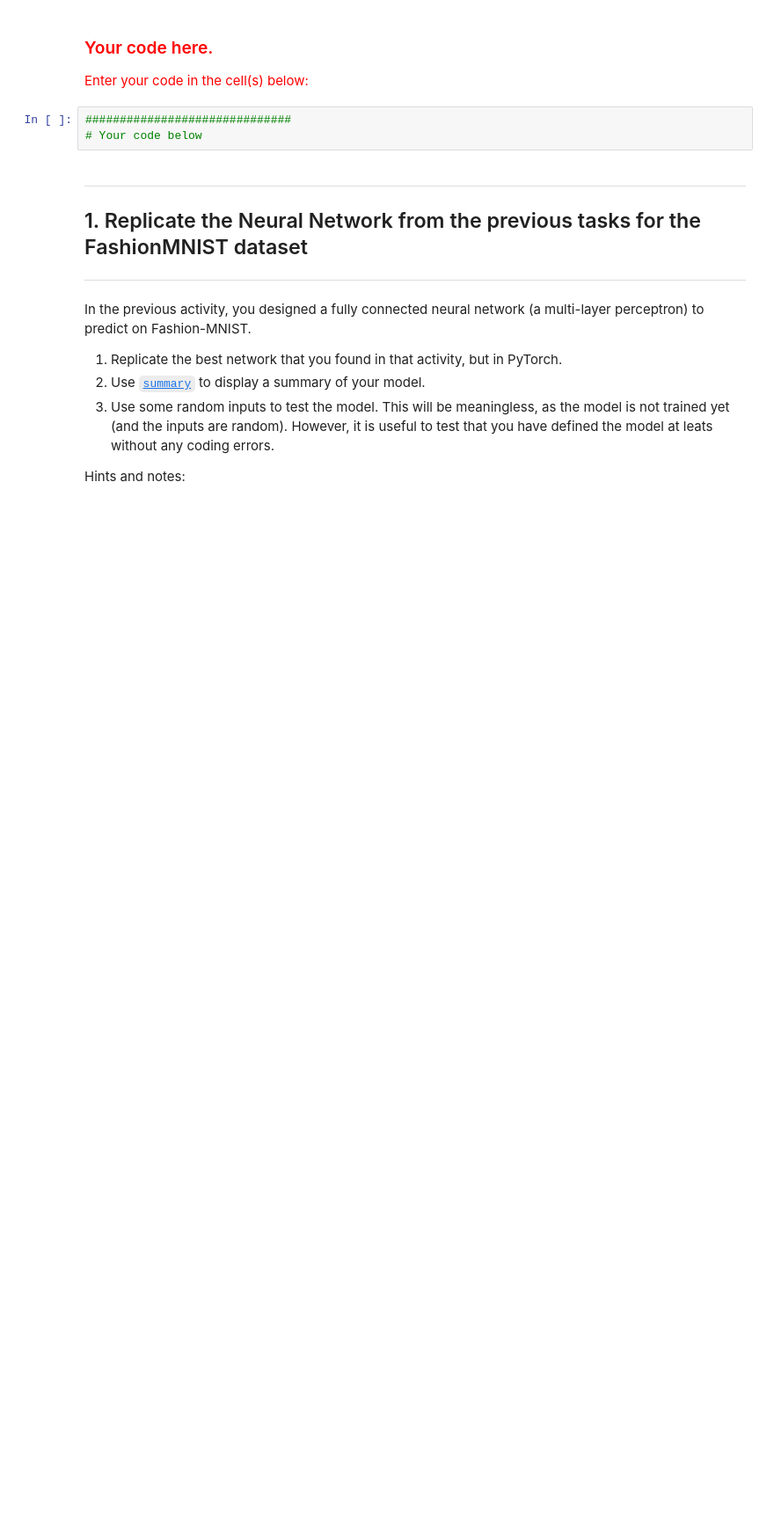
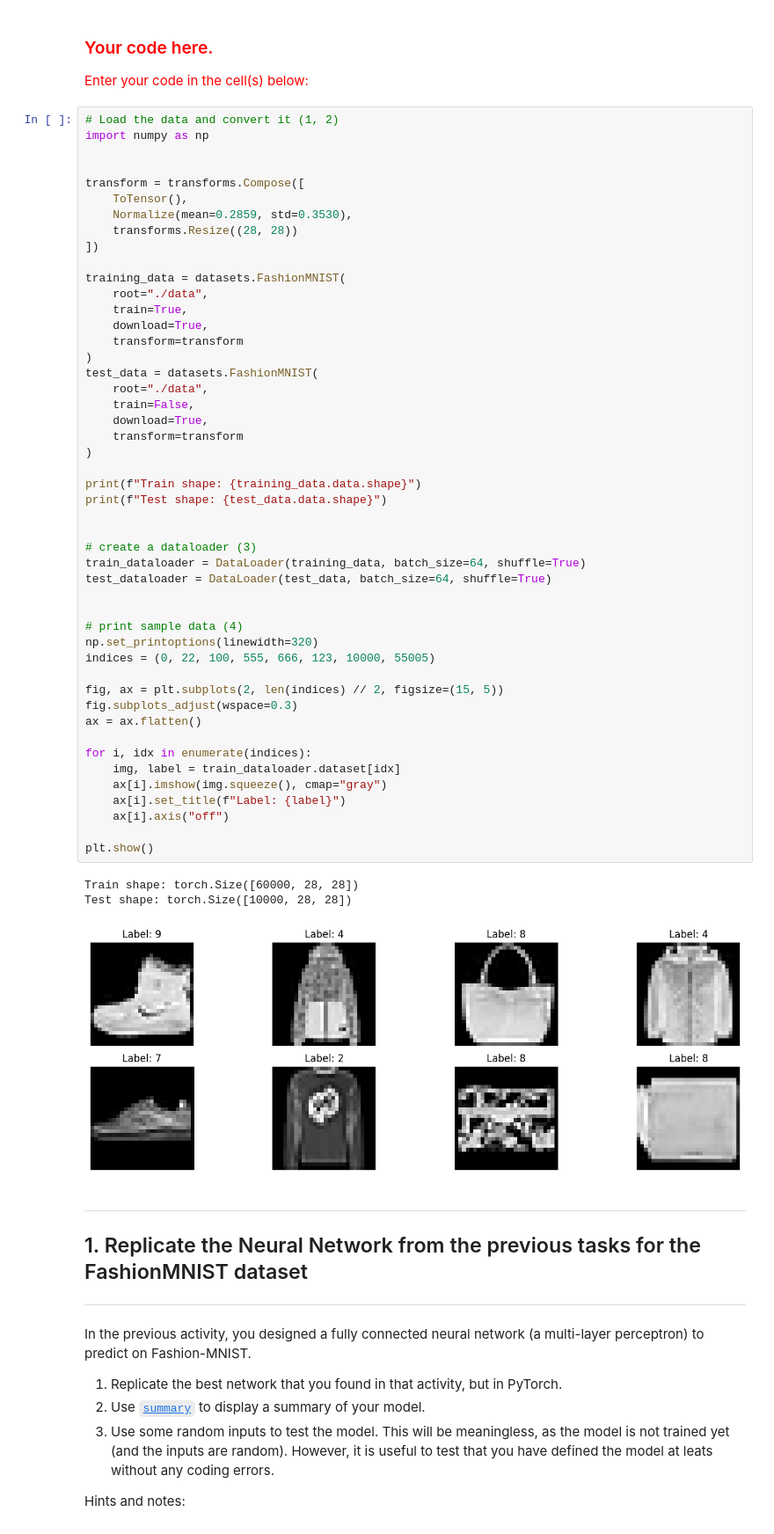
Before and after one commit to BuiHoangTu/ul.year2024Autumn.data-engineering-machine-learning.e-tivities, a Jupyter notebook: a6/Activity6_24005665.ipynb, the cells around one changed output. Shown: that part at 88% size. Drawn from its saved outputs; the diff is of its cells as text; blank space fills up the shorter version.

```diff
--- a/a6/Activity6_24005665.ipynb
+++ b/a6/Activity6_24005665.ipynb
@@ -126,9 +147,58 @@ We need to set the batch size when we create the dataloaders.
 # %% [markdown]
 ### <font color='red'>Your code here.</font>
 <font color='red'>Enter your code in the cell(s) below:</font>
-# %%
-##############################
-# Your code below
+# %%
+# Load the data and convert it (1, 2)
+import numpy as np
+
+
+transform = transforms.Compose([
+    ToTensor(),
+    Normalize(mean=0.2859, std=0.3530),
+    transforms.Resize((28, 28))
+])
+
+training_data = datasets.FashionMNIST(
+    root="./data",
+    train=True,
+    download=True,
+    transform=transform
+)
+test_data = datasets.FashionMNIST(
+    root="./data",
+    train=False,
+    download=True,
+    transform=transform
+)
+
+print(f"Train shape: {training_data.data.shape}")
+print(f"Test shape: {test_data.data.shape}")
+
+
+# create a dataloader (3)
+train_dataloader = DataLoader(training_data, batch_size=64, shuffle=True)
+test_dataloader = DataLoader(test_data, batch_size=64, shuffle=True)
+
+
+# print sample data (4)
+np.set_printoptions(linewidth=320)
+indices = (0, 22, 100, 555, 666, 123, 10000, 55005)
+
+fig, ax = plt.subplots(2, len(indices) // 2, figsize=(15, 5))
+fig.subplots_adjust(wspace=0.3)
+ax = ax.flatten()
+
+for i, idx in enumerate(indices):
+    img, label = train_dataloader.dataset[idx]
+    ax[i].imshow(img.squeeze(), cmap="gray")
+    ax[i].set_title(f"Label: {label}")
+    ax[i].axis("off")
+
+plt.show()
+# %% [output]
+Train shape: torch.Size([60000, 28, 28])
+Test shape: torch.Size([10000, 28, 28])
+[figure, added]
 # %% [markdown]
 
 ---
```
Also changed, not shown: parts of 50 cells of this notebook, 1 other file.
